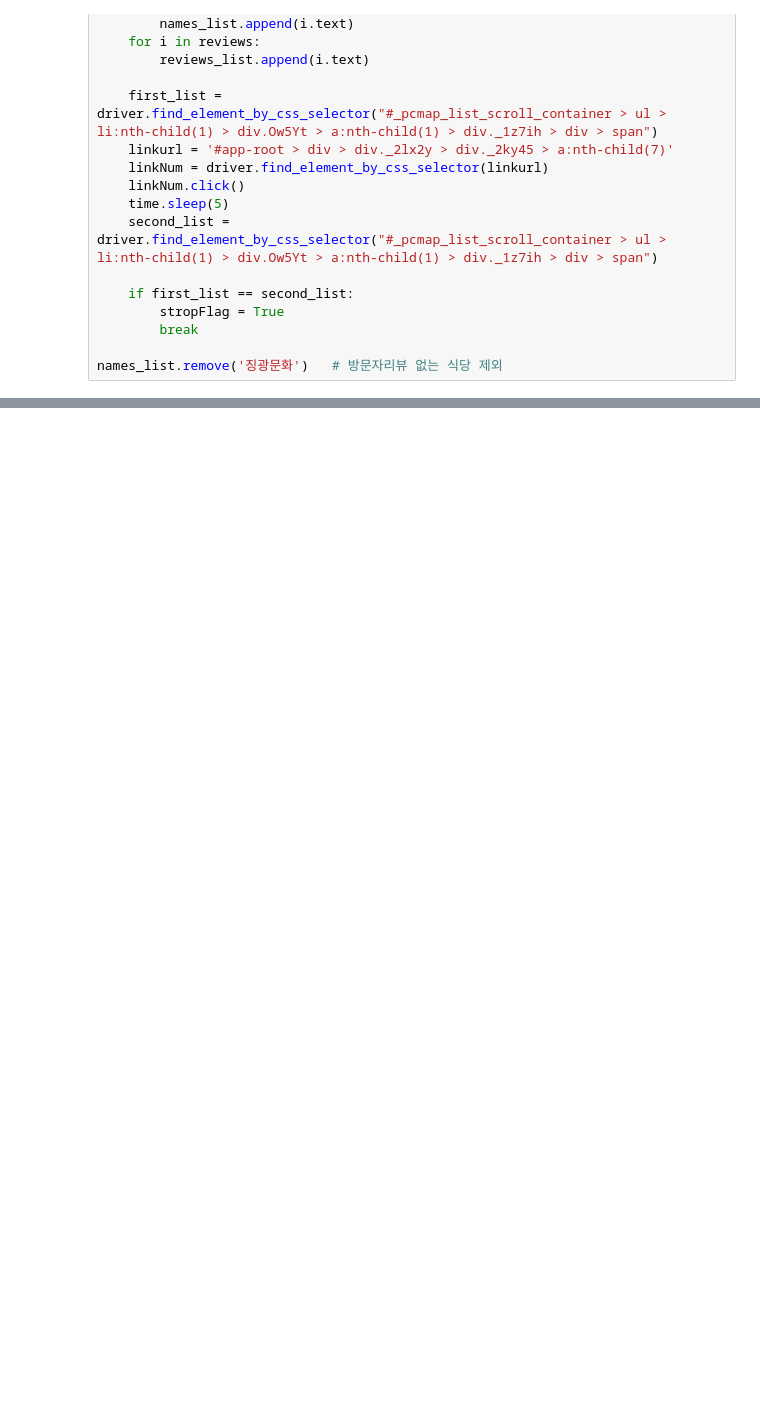
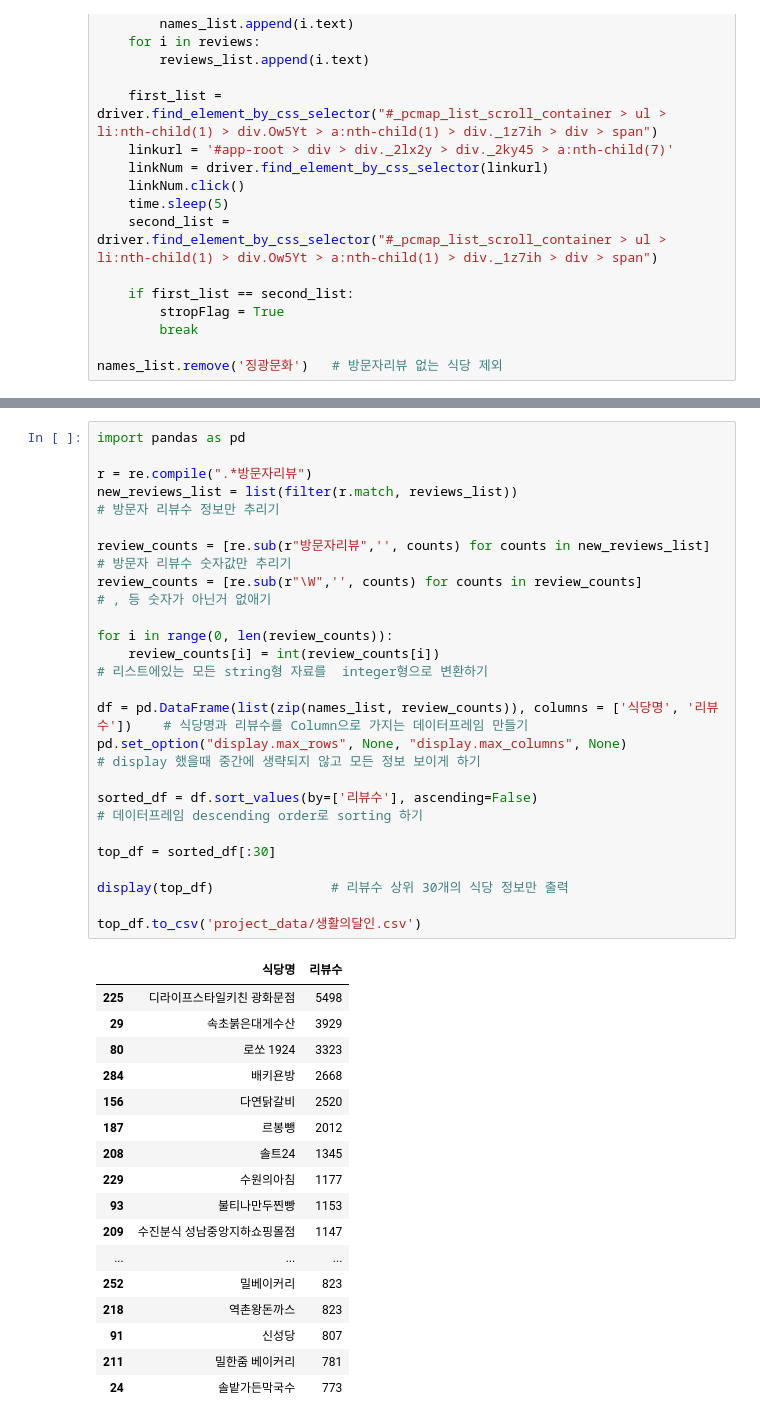
Before and after one commit to moonheee/restaurant-for-media, a Jupyter notebook: broadcast_media.ipynb, the cells around one changed output, grey strips where cells are left out. Cells and saved outputs as stored; diff of their text form; blank space fills up the shorter version.

```diff
--- a/broadcast_media.ipynb
+++ b/broadcast_media.ipynb
@@ -89,0 +351,40 @@ display(sorted_df[:30])
+# %%
+import pandas as pd
+
+r = re.compile(".*방문자리뷰")
+new_reviews_list = list(filter(r.match, reviews_list))                                   # 방문자 리뷰수 정보만 추리기
+
+review_counts = [re.sub(r"방문자리뷰",'', counts) for counts in new_reviews_list]       # 방문자 리뷰수 숫자값만 추리기
+review_counts = [re.sub(r"\W",'', counts) for counts in review_counts]                  # , 등 숫자가 아닌거 없애기
+
+for i in range(0, len(review_counts)):
+    review_counts[i] = int(review_counts[i])                                             # 리스트에있는 모든 string형 자료를  integer형으로 변환하기
+
+df = pd.DataFrame(list(zip(names_list, review_counts)), columns = ['식당명', '리뷰수'])    # 식당명과 리뷰수를 Column으로 가지는 데이터프레임 만들기
+pd.set_option("display.max_rows", None, "display.max_columns", None)                       # display 했을때 중간에 생략되지 않고 모든 정보 보이게 하기
+
+sorted_df = df.sort_values(by=['리뷰수'], ascending=False)                                   # 데이터프레임 descending order로 sorting 하기
+
+top_df = sorted_df[:30]
+
+display(top_df)               # 리뷰수 상위 30개의 식당 정보만 출력
+
+top_df.to_csv('project_data/생활의달인.csv')
+# %% [output]
+|  | 식당명 | 리뷰수 |
+| 225 | 디라이프스타일키친 광화문점 | 5498 |
+| 29 | 속초붉은대게수산 | 3929 |
+| 80 | 로쏘 1924 | 3323 |
+| 284 | 배키욘방 | 2668 |
+| 156 | 다연닭갈비 | 2520 |
+| 187 | 르봉뺑 | 2012 |
+| 208 | 솔트24 | 1345 |
+| 229 | 수원의아침 | 1177 |
+| 93 | 불티나만두찐빵 | 1153 |
+| 209 | 수진분식 성남중앙지하쇼핑몰점 | 1147 |
+| ... | ... | ... |
+| 252 | 밀베이커리 | 823 |
+| 218 | 역촌왕돈까스 | 823 |
+| 91 | 신성당 | 807 |
+| 211 | 밀한줌 베이커리 | 781 |
+| 24 | 솔밭가든막국수 | 773 |
```
Also changed, not shown: parts of 28 cells of this notebook, 10 other files.
